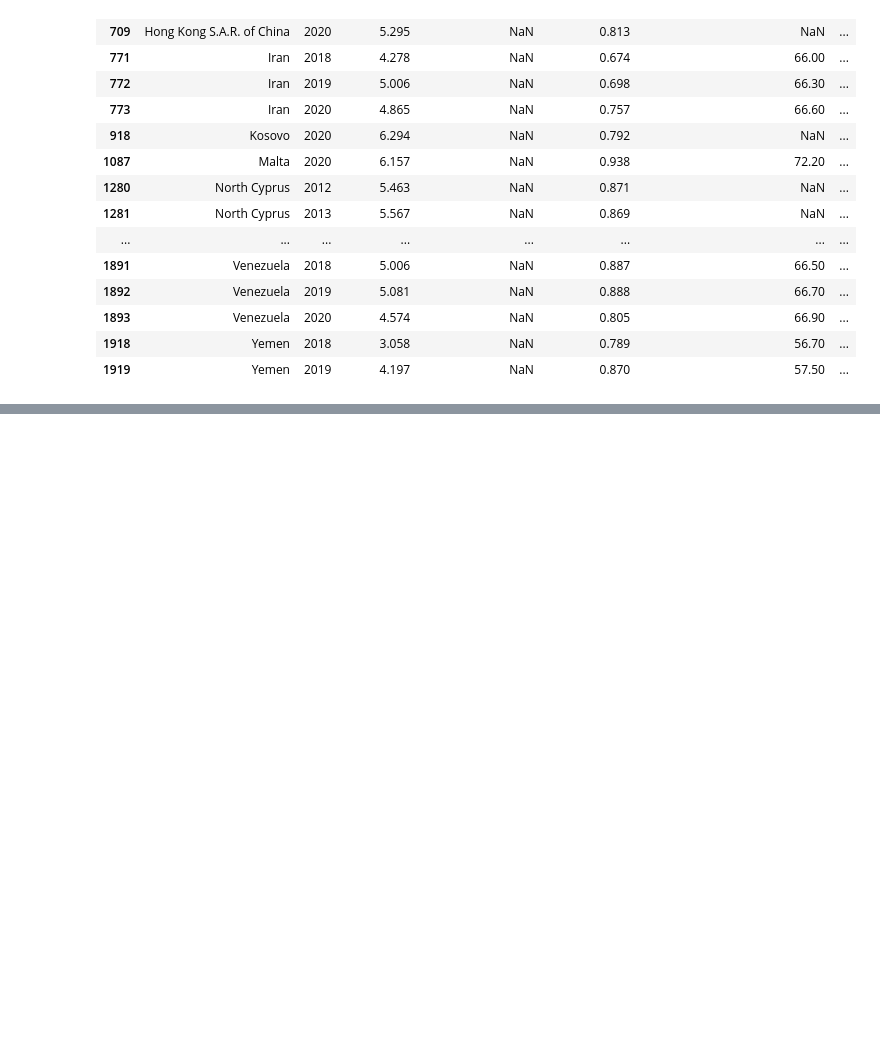
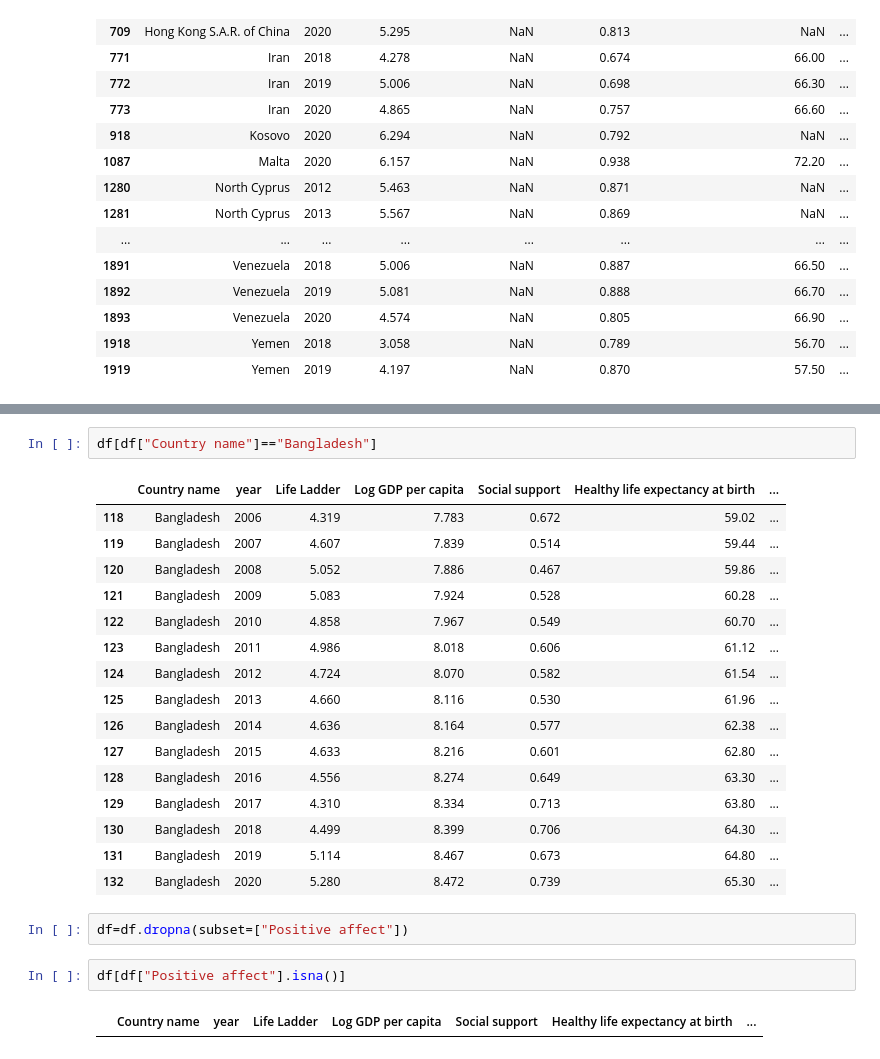
Before and after one commit to shifnalogic/world-happines-, a Jupyter notebook: data_cleaning.ipynb, the cells around one changed output, grey strips where cells are left out. Drawn from its saved outputs; the diff is of its cells as text; blank space fills up the shorter version.

```diff
--- a/data_cleaning.ipynb
+++ b/data_cleaning.ipynb
@@ -131,0 +342,25 @@ dtype: int64
+# %%
+df[df["Country name"]=="Bangladesh"]
+# %% [output]
+|  | Country name | year | Life Ladder | Log GDP per capita | Social support | Healthy life expectancy at birth | ... |
+| 118 | Bangladesh | 2006 | 4.319 | 7.783 | 0.672 | 59.02 | ... |
+| 119 | Bangladesh | 2007 | 4.607 | 7.839 | 0.514 | 59.44 | ... |
+| 120 | Bangladesh | 2008 | 5.052 | 7.886 | 0.467 | 59.86 | ... |
+| 121 | Bangladesh | 2009 | 5.083 | 7.924 | 0.528 | 60.28 | ... |
+| 122 | Bangladesh | 2010 | 4.858 | 7.967 | 0.549 | 60.70 | ... |
+| 123 | Bangladesh | 2011 | 4.986 | 8.018 | 0.606 | 61.12 | ... |
+| 124 | Bangladesh | 2012 | 4.724 | 8.070 | 0.582 | 61.54 | ... |
+| 125 | Bangladesh | 2013 | 4.660 | 8.116 | 0.530 | 61.96 | ... |
+| 126 | Bangladesh | 2014 | 4.636 | 8.164 | 0.577 | 62.38 | ... |
+| 127 | Bangladesh | 2015 | 4.633 | 8.216 | 0.601 | 62.80 | ... |
+| 128 | Bangladesh | 2016 | 4.556 | 8.274 | 0.649 | 63.30 | ... |
+| 129 | Bangladesh | 2017 | 4.310 | 8.334 | 0.713 | 63.80 | ... |
+| 130 | Bangladesh | 2018 | 4.499 | 8.399 | 0.706 | 64.30 | ... |
+| 131 | Bangladesh | 2019 | 5.114 | 8.467 | 0.673 | 64.80 | ... |
+| 132 | Bangladesh | 2020 | 5.280 | 8.472 | 0.739 | 65.30 | ... |
+# %%
+df=df.dropna(subset=["Positive affect"])
+# %%
+df[df["Positive affect"].isna()]
+# %% [output]
+|  | Country name | year | Life Ladder | Log GDP per capita | Social support | Healthy life expectancy at birth | ... |
```
Also changed, not shown: parts of 37 cells of this notebook.
